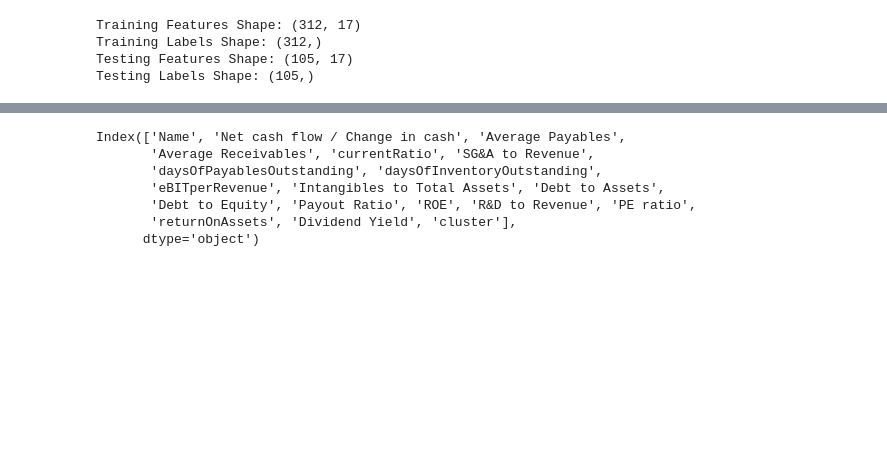
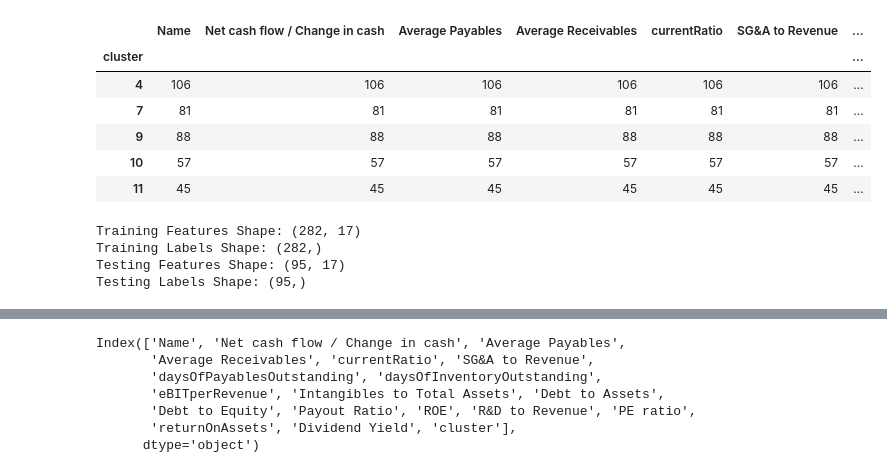
Before and after one commit to geotrieu/fsa, a Jupyter notebook: Jupyter/RandomForest.ipynb, the cells around one changed output, grey strips where cells are left out. Cells and saved outputs as stored; diff of their text form; code cells hidden in the pictures; blank space fills up the shorter version.

```diff
--- a/Jupyter/RandomForest.ipynb
+++ b/Jupyter/RandomForest.ipynb
@@ -9,3 +29,30 @@ columns = features.columns
+# %%
+features = features[features.cluster != 0]
+features = features[features.cluster != 1]
+features = features[features.cluster != 2]
+features = features[features.cluster != 3]
+features = features[features.cluster != 5]
+features = features[features.cluster != 6]
+features = features[features.cluster != 8]
+features = features[features.cluster != 12]
+features = features[features.cluster != 13]
+features = features[features.cluster != 14]
+features = features[features.cluster != 15]
+features = features[features.cluster != 16]
+features = features[features.cluster != 17]
+features = features[features.cluster != 18]
+features = features[features.cluster != 19]
+features = features[features.cluster != 20]
+# %%
+features.groupby('cluster').count()
+# %% [output]
+|  | Name | Net cash flow / Change in cash | Average Payables | Average Receivables | currentRatio | SG&A to Revenue | ... |
+| cluster |  |  |  |  |  |  | ... |
+| 4 | 106 | 106 | 106 | 106 | 106 | 106 | ... |
+| 7 | 81 | 81 | 81 | 81 | 81 | 81 | ... |
+| 9 | 88 | 88 | 88 | 88 | 88 | 88 | ... |
+| 10 | 57 | 57 | 57 | 57 | 57 | 57 | ... |
+| 11 | 45 | 45 | 45 | 45 | 45 | 45 | ... |
 # %%
 # Set "Name" column to the index
 features = features.set_index('Name')
@@ -40,10 +87,10 @@ print('Training Labels Shape:', train_labels.shape)
 print('Testing Features Shape:', test_features.shape)
 print('Testing Labels Shape:', test_labels.shape)
 # %% [output]
-Training Features Shape: (312, 17)
-Training Labels Shape: (312,)
-Testing Features Shape: (105, 17)
-Testing Labels Shape: (105,)
+Training Features Shape: (282, 17)
+Training Labels Shape: (282,)
+Testing Features Shape: (95, 17)
+Testing Labels Shape: (95,)
 # %%
 # The baseline predictions are the historical averages
 #baseline_preds = test_features[:, feature_list.index('average')]
```
Also changed, not shown: parts of 6 cells of this notebook, 1 other file.
